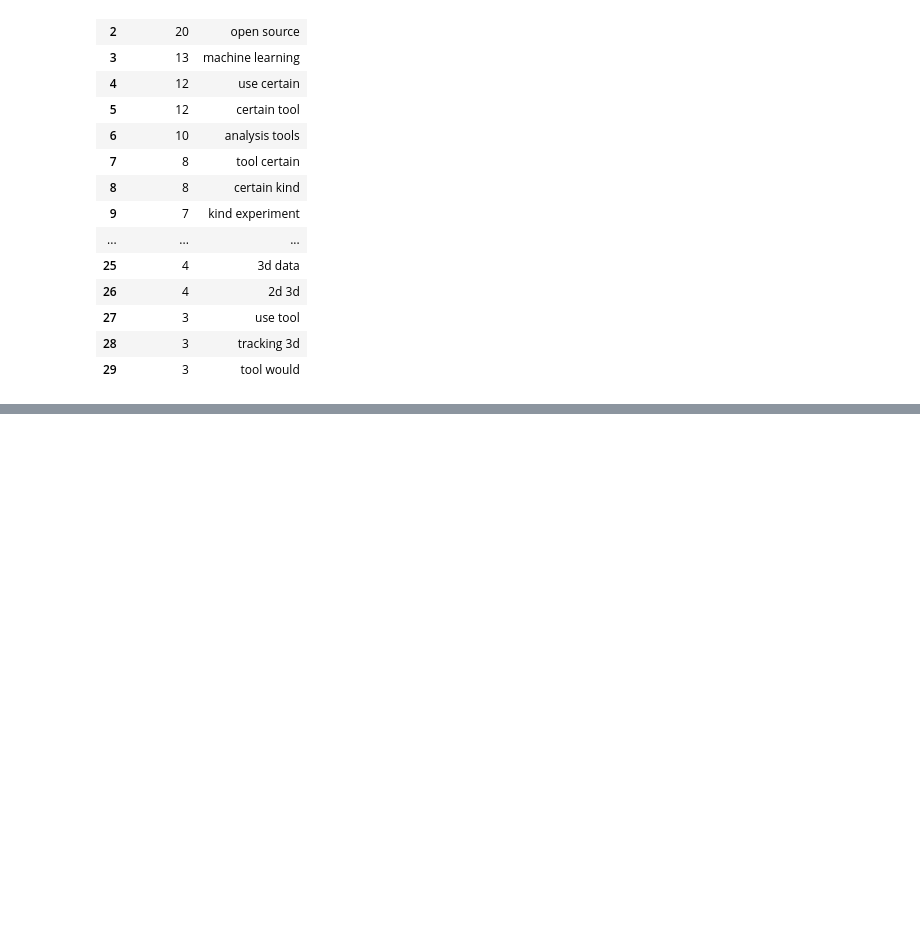
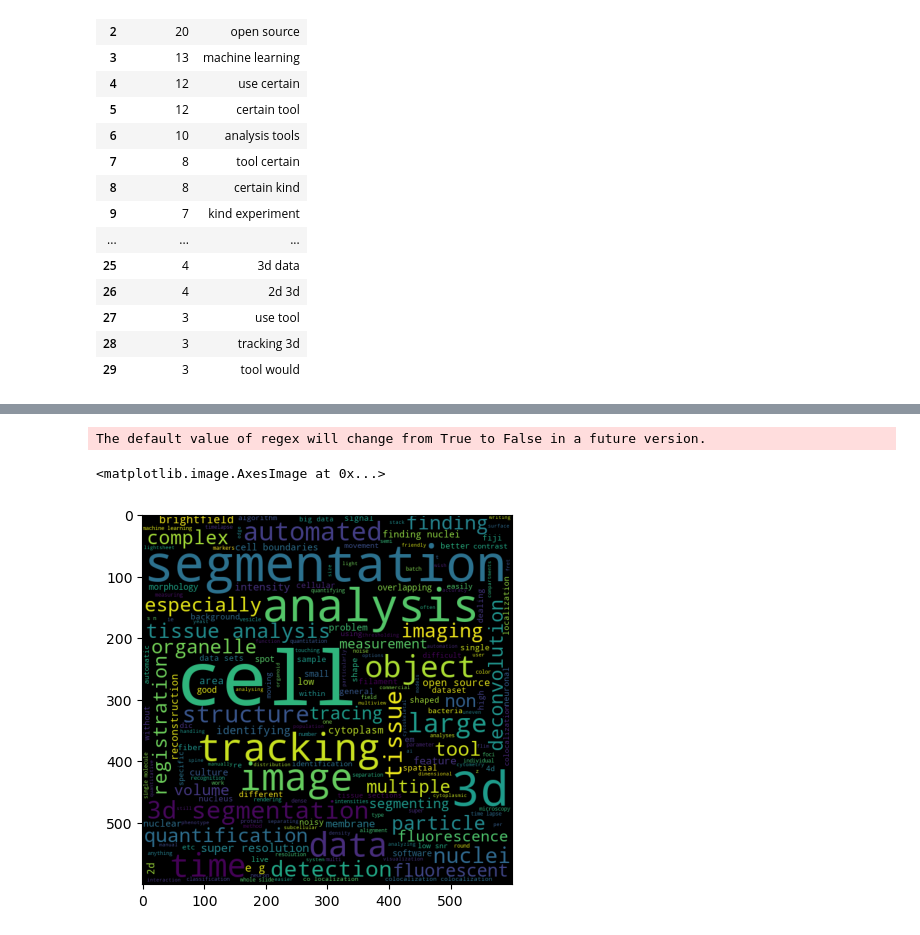
Before and after one commit to COBA-NIH/2023_ImageAnalysisSurvey, a Jupyter notebook: Biomage analysis survey_updated.ipynb, the cells around one changed output, grey strips where cells are left out. Saved outputs shown, nothing was run; the diff lists cells and outputs as text; code cells hidden in the pictures; blank space fills up the shorter version.

```diff
--- a/Biomage analysis survey_updated.ipynb
+++ b/Biomage analysis survey_updated.ipynb
@@ -1014,0 +1104,15 @@ topic_data_2021_chart.update_xaxes(categoryorder='total descending')
+# %%
+# wordcloud for image analysis problems which need better solutions -2021
+better_sol_2021 = pd.read_csv('C:\\Users\\ssivagur\\Documents\\2021_Image_analysis_survey_data\\What_image_analysis_problems_ie_finding_nuclei_tissue_analysis_analysis_of_super-resolution_data_etc_do_you_wish_had_easier_better_solutions.txt')
+better_sol_2021 = better_sol_2021.rename(columns= {'0':'better_sol'})
+better_sol_2021
+
+#worlcloud
+input_better_2021 = ''.join(better_sol_2021["better_sol"].str.lower().str.split().dropna(how='all').astype(str).str.replace(r'[-./?!,":;()\']',' '))
+stopwords = set(STOPWORDS)
+better_sol_2021_wc = WordCloud(stopwords=STOPWORDS, background_color='black', width=600, height=600, random_state=5).generate(input_better_2021)
+plt.imshow(better_sol_2021_wc)
+# %% [output]
+The default value of regex will change from True to False in a future version.
+<matplotlib.image.AxesImage at 0x...>
+[figure, added]
```
Also changed, not shown: parts of 29 cells of this notebook.
